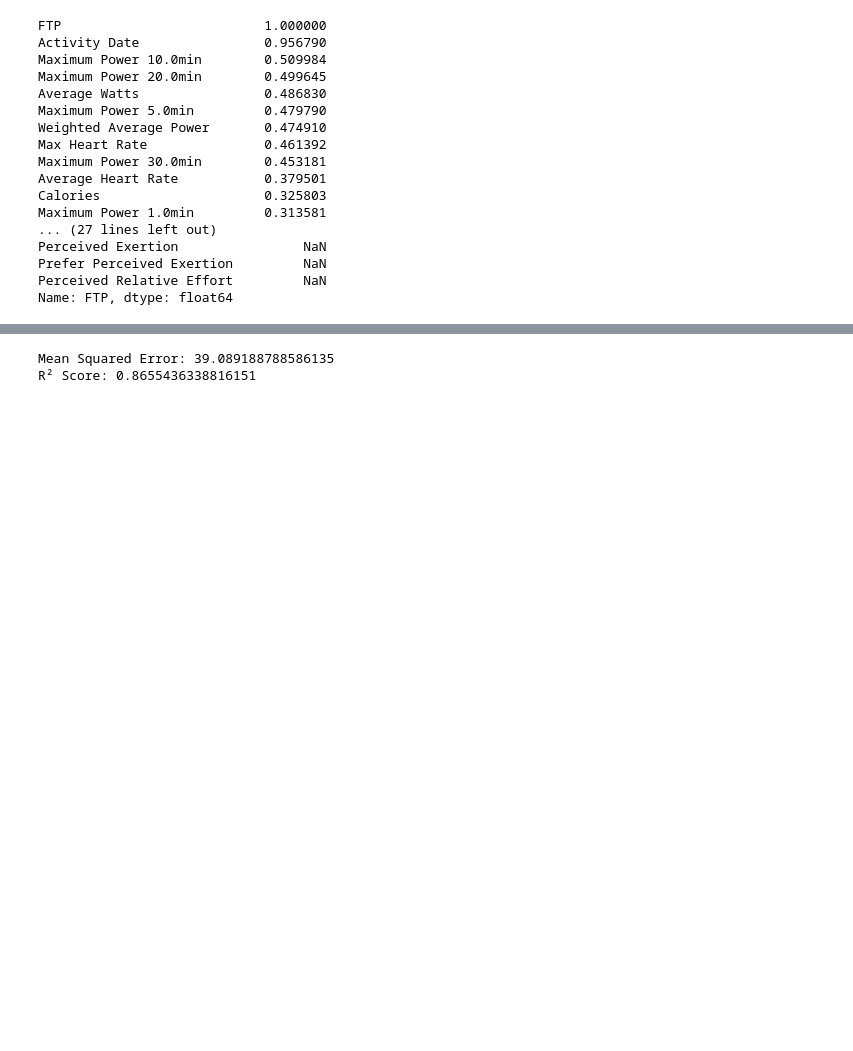
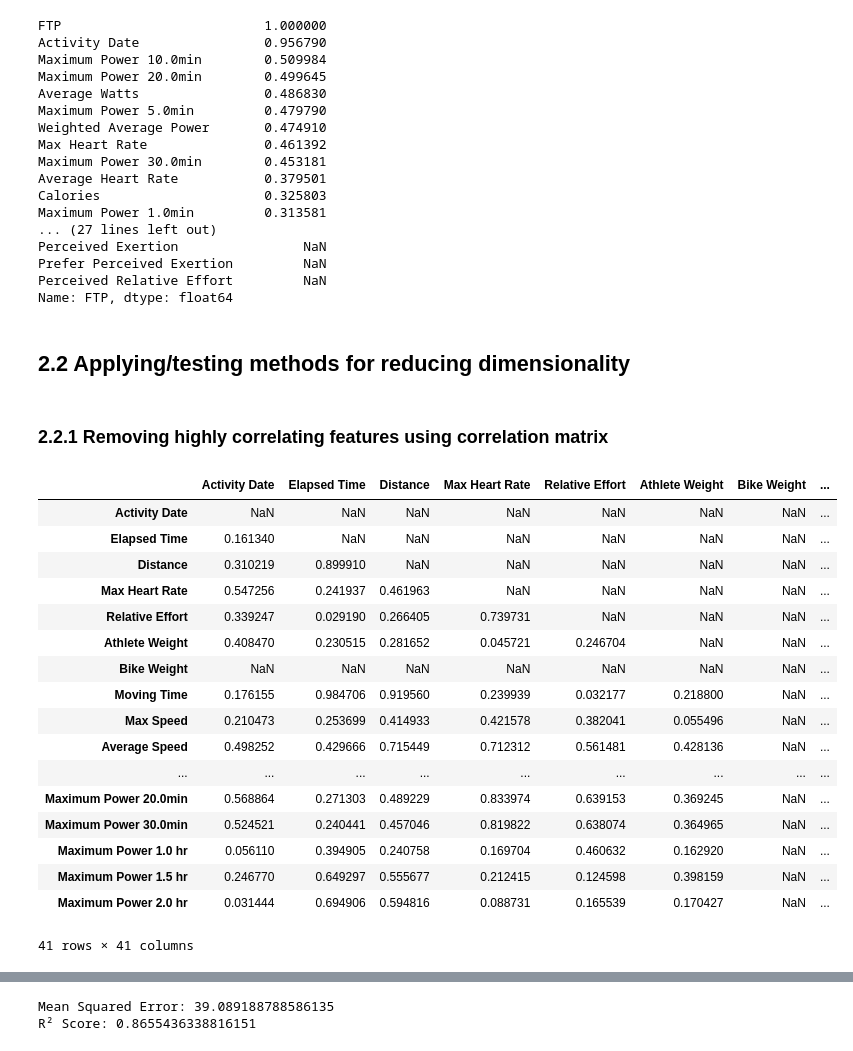
Before and after one commit to Redback-Operations/redback-fit-sports-performance, a Jupyter notebook: Cycling Analysis/FTP Prediction.ipynb, the cells around one changed output, grey strips where cells are left out. Cells and saved outputs as stored; diff of their text form; code cells hidden in the pictures; blank space fills up the shorter version.

```diff
--- a/Cycling Analysis/FTP Prediction.ipynb
+++ b/Cycling Analysis/FTP Prediction.ipynb
@@ -240,3 +243,38 @@ Perceived Exertion                NaN
 Prefer Perceived Exertion         NaN
 Perceived Relative Effort         NaN
 Name: FTP, dtype: float64
+# %% [markdown]
+## 2.2 Applying/testing methods for reducing dimensionality
+# %% [markdown]
+### 2.2.1 Removing highly correlating features using correlation matrix
+# %%
+# Checking the correlation between columns (features) without FTP as target variable
+
+# removing target variable FTP to keep only the input features
+ftp_values_corr= ftp_values.drop(['FTP'],  axis=1)
+# creating correlation matrix with absolute values
+corr_df=ftp_values_corr.corr().abs()
+# covering/masking upper triangle of the correlation matrix to remove only single feature from a pair
+mask=np.triu(np.ones_like(corr_df, dtype=bool))
+pair_corr_df = corr_df.mask(mask)
+# showing the correlation matrix with only the lower triangle
+pair_corr_df
+# %% [output]
+|  | Activity Date | Elapsed Time | Distance | Max Heart Rate | Relative Effort | Athlete Weight | Bike Weight | ... |
+| Activity Date | NaN | NaN | NaN | NaN | NaN | NaN | NaN | ... |
+| Elapsed Time | 0.161340 | NaN | NaN | NaN | NaN | NaN | NaN | ... |
+| Distance | 0.310219 | 0.899910 | NaN | NaN | NaN | NaN | NaN | ... |
+| Max Heart Rate | 0.547256 | 0.241937 | 0.461963 | NaN | NaN | NaN | NaN | ... |
+| Relative Effort | 0.339247 | 0.029190 | 0.266405 | 0.739731 | NaN | NaN | NaN | ... |
+| Athlete Weight | 0.408470 | 0.230515 | 0.281652 | 0.045721 | 0.246704 | NaN | NaN | ... |
+| Bike Weight | NaN | NaN | NaN | NaN | NaN | NaN | NaN | ... |
+| Moving Time | 0.176155 | 0.984706 | 0.919560 | 0.239939 | 0.032177 | 0.218800 | NaN | ... |
+| Max Speed | 0.210473 | 0.253699 | 0.414933 | 0.421578 | 0.382041 | 0.055496 | NaN | ... |
+| Average Speed | 0.498252 | 0.429666 | 0.715449 | 0.712312 | 0.561481 | 0.428136 | NaN | ... |
+| ... | ... | ... | ... | ... | ... | ... | ... | ... |
+| Maximum Power 20.0min | 0.568864 | 0.271303 | 0.489229 | 0.833974 | 0.639153 | 0.369245 | NaN | ... |
+| Maximum Power 30.0min | 0.524521 | 0.240441 | 0.457046 | 0.819822 | 0.638074 | 0.364965 | NaN | ... |
+| Maximum Power 1.0 hr | 0.056110 | 0.394905 | 0.240758 | 0.169704 | 0.460632 | 0.162920 | NaN | ... |
+| Maximum Power 1.5 hr | 0.246770 | 0.649297 | 0.555677 | 0.212415 | 0.124598 | 0.398159 | NaN | ... |
+| Maximum Power 2.0 hr | 0.031444 | 0.694906 | 0.594816 | 0.088731 | 0.165539 | 0.170427 | NaN | ... |
+41 rows × 41 columns
```
Also changed, not shown: parts of 7 cells of this notebook.
